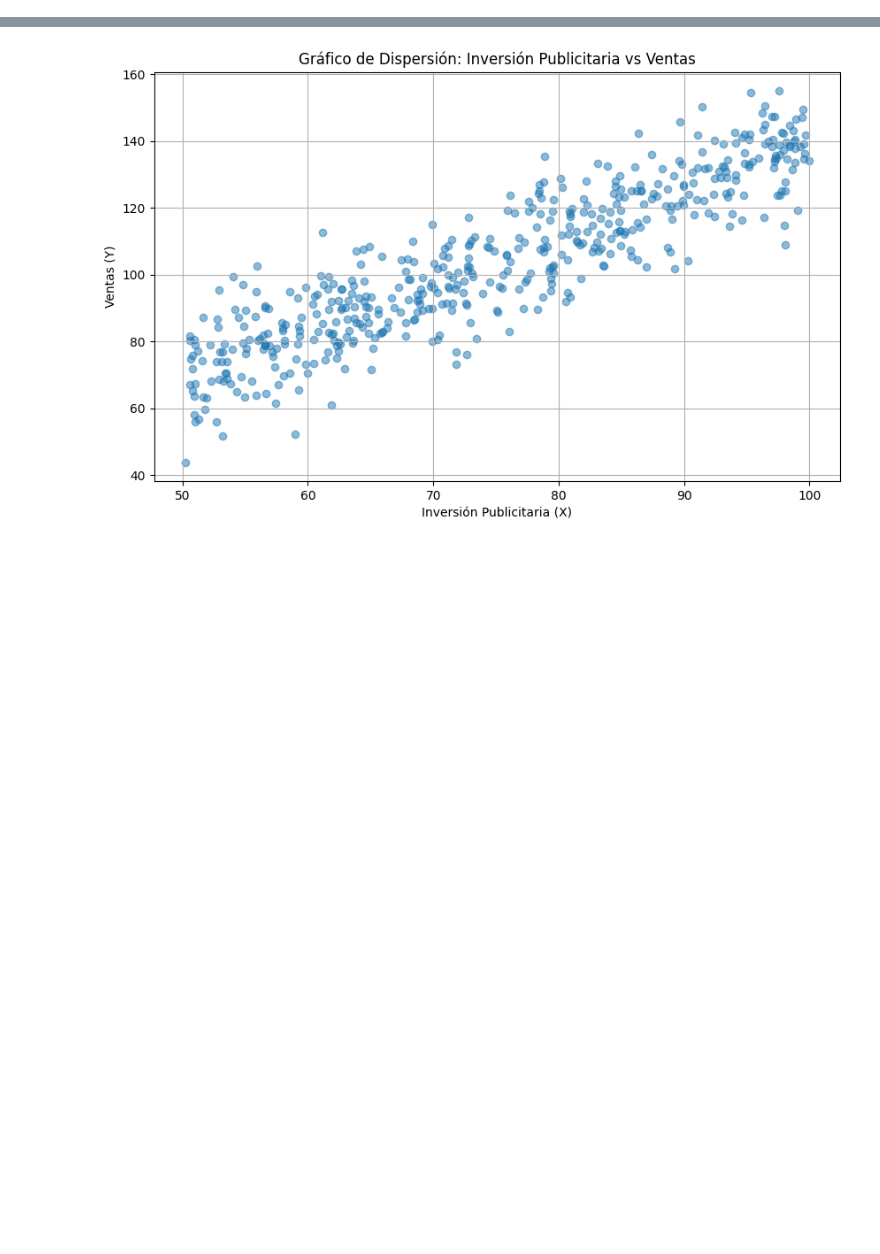
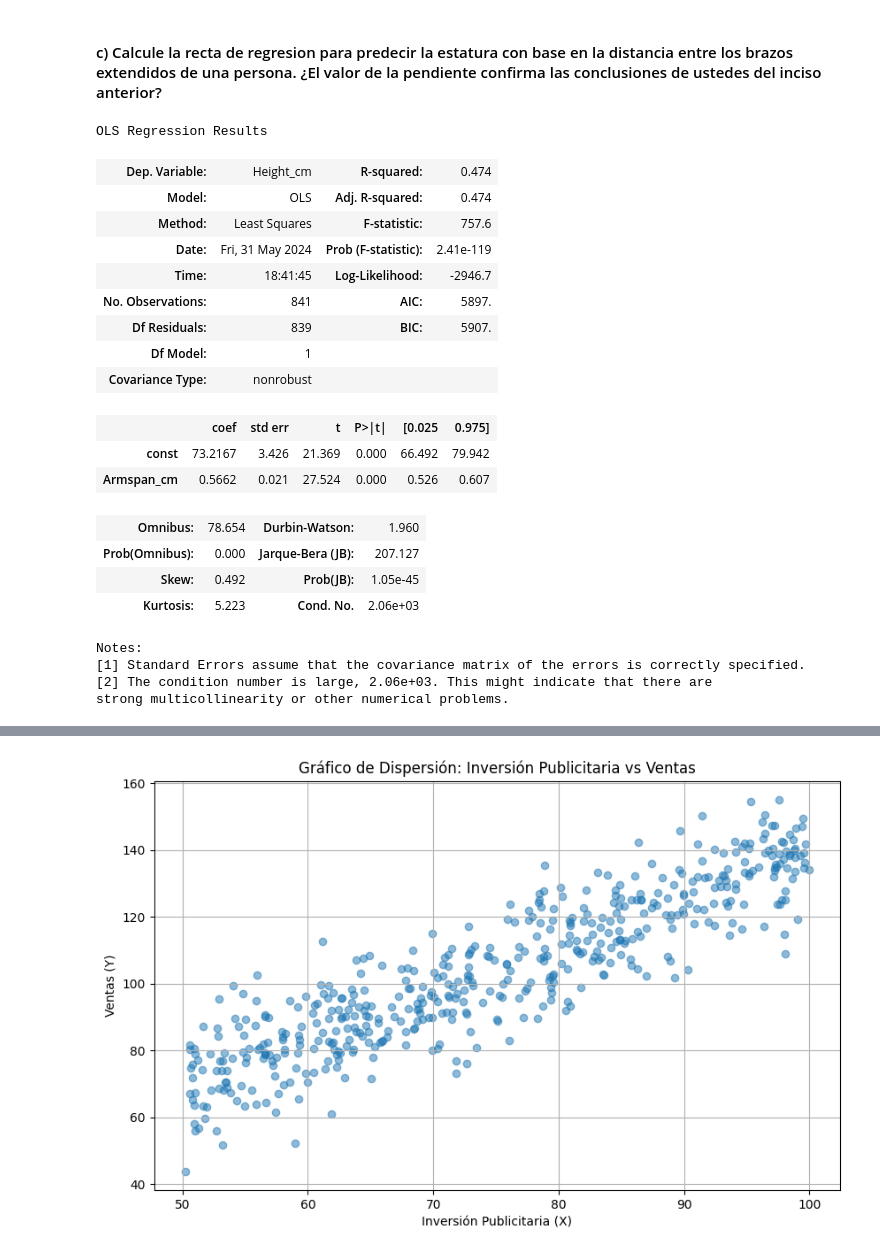
Before and after one commit to Isaac-opz/workshop-statistical-modeling, a Jupyter notebook: Notebook.ipynb, the cells around one changed output, grey strips where cells are left out. Saved outputs shown, nothing was run; the diff lists cells and outputs as text; code cells hidden in the pictures; blank space fills up the shorter version.

```diff
--- a/Notebook.ipynb
+++ b/Notebook.ipynb
@@ -307,0 +235,19 @@ df_synthetic.head()
+# %%
+import pandas as pd
+import statsmodels.api as sm
+
+X = limpio2['Armspan_cm']
+y = limpio2['Height_cm']
+
+# Añadir una constante a la variable independiente
+X = sm.add_constant(X)
+
+# Ajustar el modelo de regresión lineal
+modelo_davinci = sm.OLS(y, X).fit()
+
+# Determinar la pendiente de la recta de regresión bajo la hipótesis de da Vinci
+pendiente_esperada = 1  # Si la distancia entre los brazos extendidos es igual a la estatura, la pendiente debería ser 1
+
+# Calcular la pendiente obtenida del modelo
+pendiente_obtenida = modelo_davinci.params[1]
+print(f"La pendiente obtenida del modelo de regresión es: {pendiente_obtenida}")
@@ -307,0 +263,39 @@ df_synthetic.head()
+# %% [markdown]
+#### c) Calcule la recta de regresion para predecir la estatura con base en la distancia entre los brazos extendidos de una persona. ¿El valor de la pendiente confirma las conclusiones de ustedes del inciso anterior?
+# %%
+import statsmodels.api as sm
+
+# Asignar variables independientes y dependientes
+variable_independiente = limpio2['Armspan_cm']
+variable_dependiente = limpio2['Height_cm']
+
+# Agregar una constante a la variable independiente
+variable_independiente_con_constante = sm.add_constant(variable_independiente)
+
+# Crear el modelo de regresión
+modelo_regresion = sm.OLS(variable_dependiente, variable_independiente_con_constante).fit()
+resumen_regresion = modelo_regresion.summary()
+
+resumen_regresion
+# %% [output]
+OLS Regression Results
+| Dep. Variable: | Height_cm | R-squared: | 0.474 |
+| Model: | OLS | Adj. R-squared: | 0.474 |
+| Method: | Least Squares | F-statistic: | 757.6 |
+| Date: | Fri, 31 May 2024 | Prob (F-statistic): | 2.41e-119 |
+| Time: | 18:41:45 | Log-Likelihood: | -2946.7 |
+| No. Observations: | 841 | AIC: | 5897. |
+| Df Residuals: | 839 | BIC: | 5907. |
+| Df Model: | 1 |  |  |
+| Covariance Type: | nonrobust |  |  |
+|  | coef | std err | t | P>|t| | [0.025 | 0.975] |
+| const | 73.2167 | 3.426 | 21.369 | 0.000 | 66.492 | 79.942 |
+| Armspan_cm | 0.5662 | 0.021 | 27.524 | 0.000 | 0.526 | 0.607 |
+| Omnibus: | 78.654 | Durbin-Watson: | 1.960 |
+| Prob(Omnibus): | 0.000 | Jarque-Bera (JB): | 207.127 |
+| Skew: | 0.492 | Prob(JB): | 1.05e-45 |
+| Kurtosis: | 5.223 | Cond. No. | 2.06e+03 |
+Notes:
+[1] Standard Errors assume that the covariance matrix of the errors is correctly specified.
+[2] The condition number is large, 2.06e+03. This might indicate that there are
+strong multicollinearity or other numerical problems.
```
Also changed, not shown: parts of 103 cells of this notebook, 4 other files.
